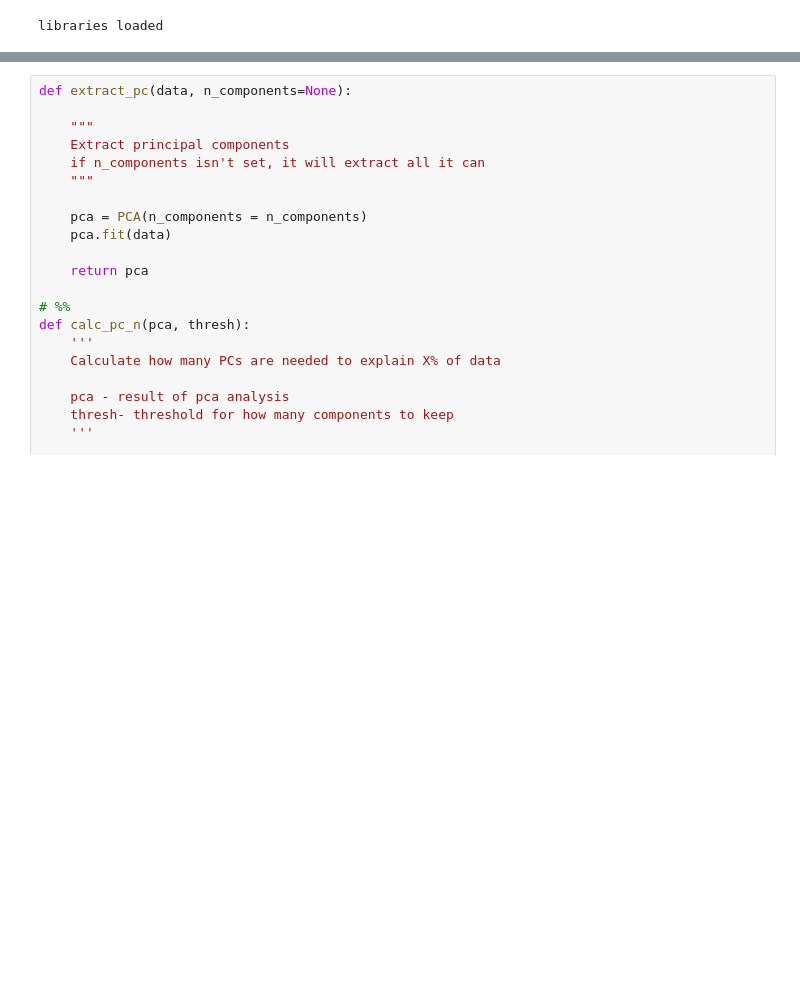
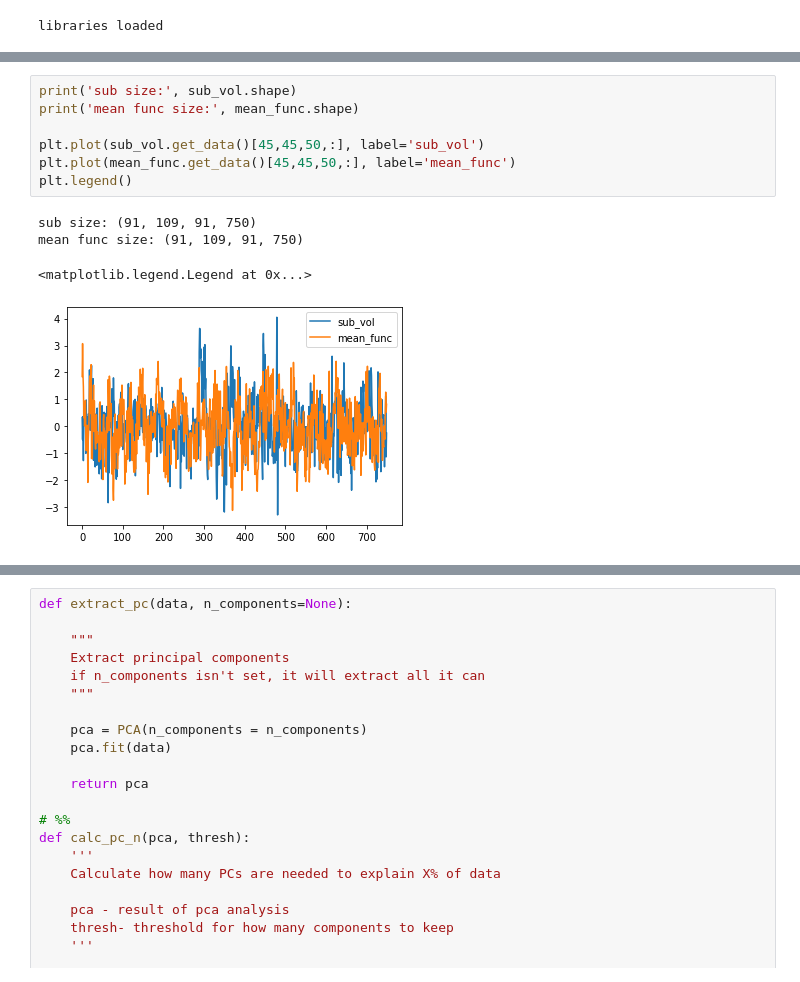
Before and after one commit to vayzenb/ginn, a Jupyter notebook: exps/test_data.ipynb, the cells around one changed output, grey strips where cells are left out. Cells and saved outputs as stored; diff of their text form; blank space fills up the shorter version.

```diff
--- a/exps/test_data.ipynb
+++ b/exps/test_data.ipynb
@@ -29,0 +75,12 @@ libraries loaded
+# %%
+print('sub size:', sub_vol.shape)
+print('mean func size:', mean_func.shape)
+
+plt.plot(sub_vol.get_data()[45,45,50,:], label='sub_vol')
+plt.plot(mean_func.get_data()[45,45,50,:], label='mean_func')
+plt.legend()
+# %% [output]
+sub size: (91, 109, 91, 750)
+mean func size: (91, 109, 91, 750)
+<matplotlib.legend.Legend at 0x...>
+[figure, added]
```
Also changed, not shown: parts of 40 cells of this notebook, 1 other file.
